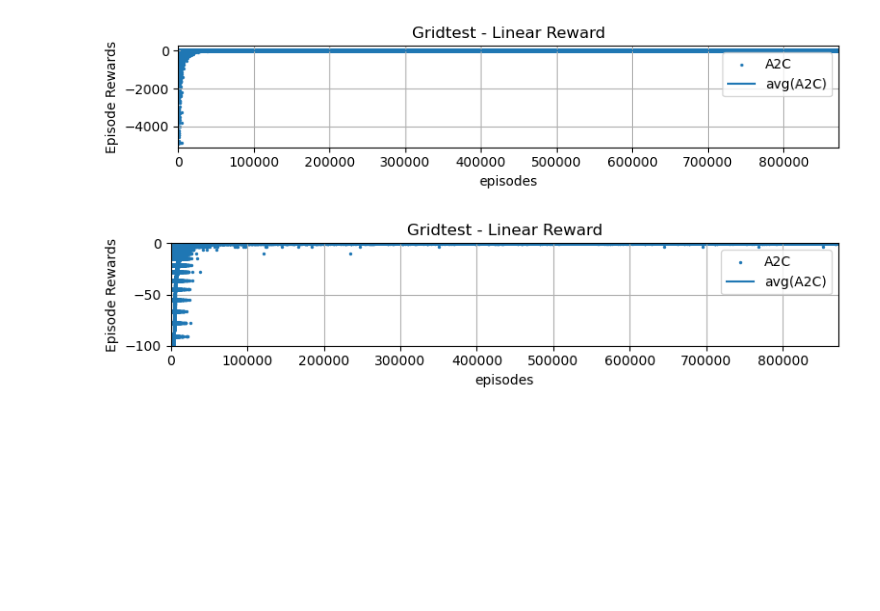
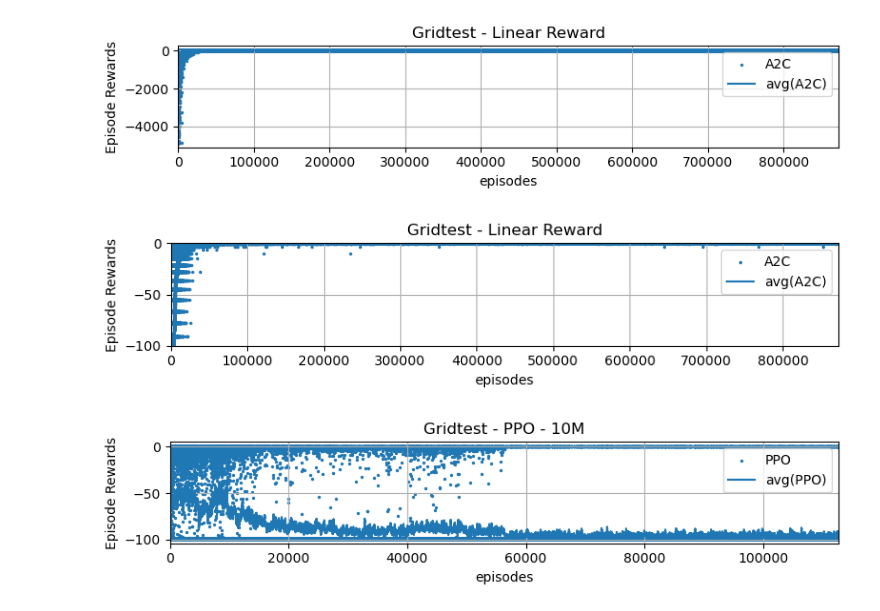
Before and after one commit to shermansiu/codenames_ai, a Jupyter notebook: notebooks/experimental/stable_baselines3_plot.ipynb, the cells around one changed output. Saved outputs shown, nothing was run; the diff lists cells and outputs as text; code cells hidden in the pictures; blank space fills up the shorter version.

```diff
--- a/notebooks/experimental/stable_baselines3_plot.ipynb
+++ b/notebooks/experimental/stable_baselines3_plot.ipynb
@@ -93,3 +93,7 @@ plot_gridtest_experiment("gridtest_linear_reward", "Gridtest - Linear Reward", s
 plot_gridtest_experiment("gridtest_linear_reward", "Gridtest - Linear Reward", should_save=False, algorithms=["A2C"], ylim=(-100, 0))
 # %% [output]
 [figure]
+# %%
+plot_gridtest_experiment("gridtest_ppo_10m", "Gridtest - PPO - 10M", should_save=False, algorithms=["PPO"])
+# %% [output]
+[figure, added]
```
Also changed, not shown: 1 other file.
